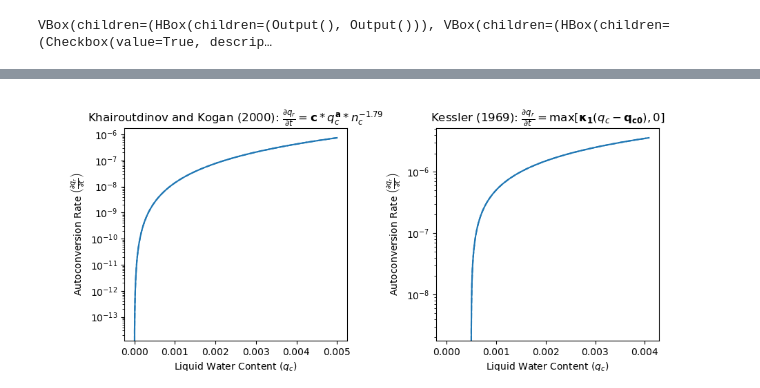
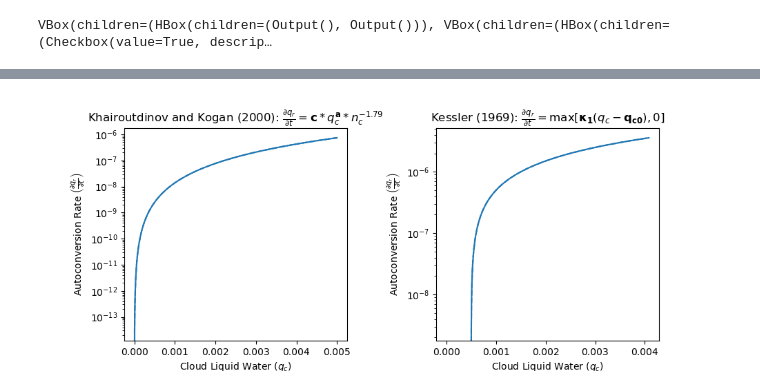
Before and after one commit to jacnugent/autocon-teaching-demo, a Jupyter notebook: parameter_dependencies.ipynb, the cells around one changed output, grey strips where cells are left out. Drawn from its saved outputs; the diff is of its cells as text; code cells hidden in the pictures.

```diff
--- a/parameter_dependencies.ipynb
+++ b/parameter_dependencies.ipynb
@@ -55,7 +55,7 @@ with out_kk2000:
     line1, = ax1.plot(qc_kgm3, kk2000(qc_kgm3, a=a_df, c=c_df), ls="--", color="C0")
     ax1.set_title("Khairoutdinov and Kogan (2000): " + r"$\frac{\partial q_r}{\partial t} = {\bf{c}}*q_c^{\bf{a}}*n_c^{-1.79}$")
     ax1.set_ylabel(r"Autoconversion Rate $\left(\frac{\partial q_r}{\partial t}\right)$")# [kg m$^{-3}$ s$^{-1}$]")
-    ax1.set_xlabel("Liquid Water Content ($q_c$)")# [kg/m$^3$]")b
+    ax1.set_xlabel("Cloud Liquid Water ($q_c$)")# [kg/m$^3$]")b
     ax1.ticklabel_format(style='sci', axis='y', scilimits=(-1, 1), useOffset=False)
 
 with out_kessler:
@@ -63,7 +63,7 @@ with out_kessler:
     line2, = ax2.plot(qc_kgkg, kessler(qc_kgkg, k1=k1_df, qc0=qc0_df), color="C0", ls="--")
     ax2.set_title("Kessler (1969): " + r"$\frac{\partial q_r}{\partial t} = \text{max}\left[{\bf{\kappa_1}}\left(q_c-{\bf{q_{c0}}}\right), 0\right]$")
     ax2.set_ylabel(r"Autoconversion Rate $\left(\frac{\partial q_r}{\partial t}\right)$")# [kg kg$^{-1}$ s$^{-1}$]")
-    ax2.set_xlabel("Liquid Water Content ($q_c$)")# [kg/kg]")
+    ax2.set_xlabel("Cloud Liquid Water ($q_c$)")# [kg/kg]")
     ax2.ticklabel_format(style='sci', axis='y', scilimits=(-1, 1), useOffset=False)
 
 
@@ -106,33 +106,33 @@ def update(a, c, k1, qc0, log_scale, change_limits):
     else:
         ax1.set_yscale("linear")
         ax2.set_yscale("linear")
 
     try:
         fig.canvas.draw_idle()
     except Exception:
         fig.canvas.draw()
 
 
 controls = widgets.VBox([
     widgets.HBox([log_scale_checkbox, change_limits_checkbox]),
     widgets.HBox([spacer1, a_slider, spacer2, k1_slider]),
     widgets.HBox([spacer1, c_slider, spacer2, qc0_slider]),
 ])
 
 out = widgets.interactive_output(update, {
     'a': a_slider, 'c': c_slider,
     'qc0': qc0_slider, 'k1': k1_slider,
     'log_scale': log_scale_checkbox,
     'change_limits': change_limits_checkbox
 })
 
 figures_box = widgets.HBox([out_kk2000, out_kessler], spacing=10)
 ui = widgets.VBox([figures_box, controls])
 display(ui)
 display(out)
 # %% [output]
 VBox(children=(HBox(children=(Output(), Output())), VBox(children=(HBox(children=(Checkbox(value=True, descrip…
 [interactive output not drawn]
-[figure, old version]
+[figure, new version]
 # %%
 plt.close()
```
